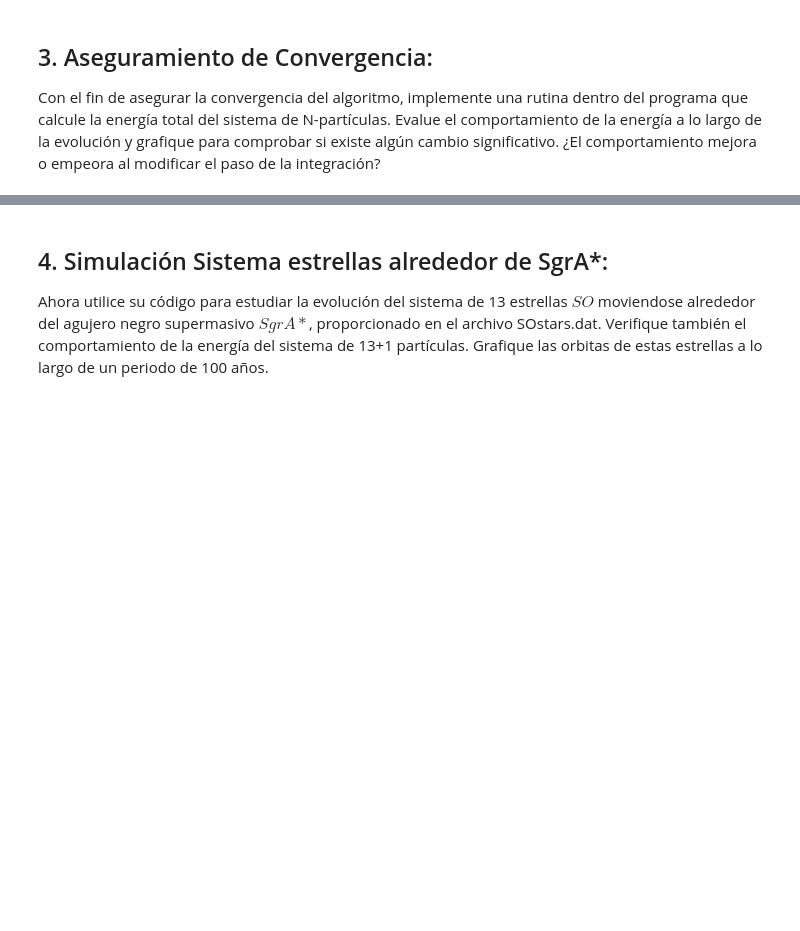
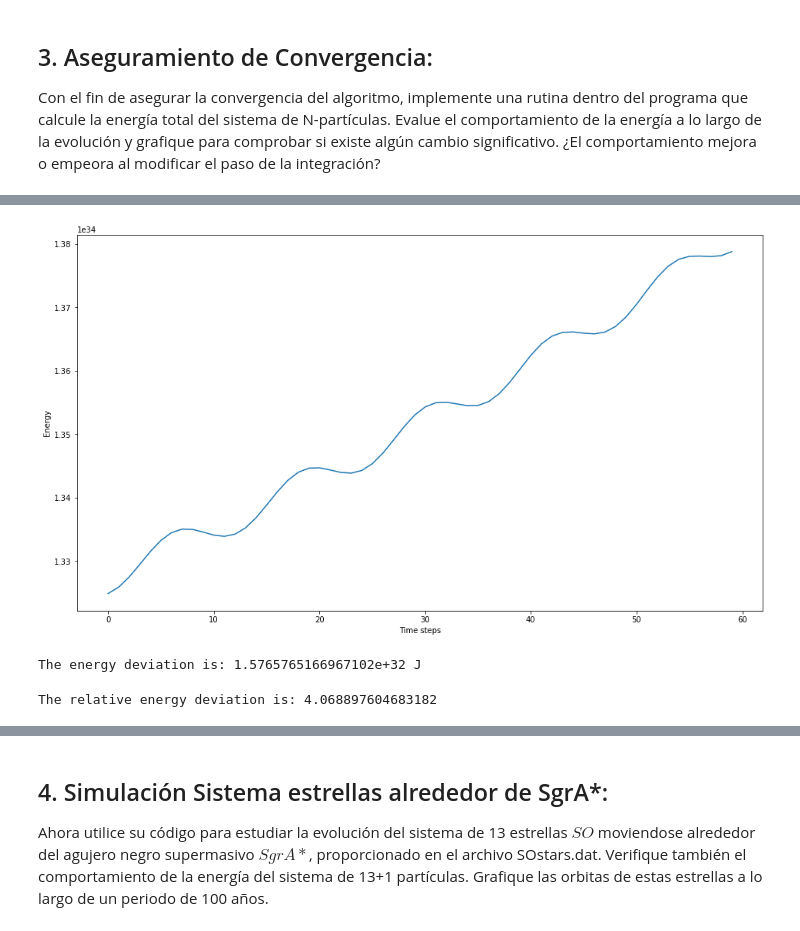
Before and after one commit to ObservatorioAstronomicoNacional/Final-Project-Computational-Astrophysics, a Jupyter notebook: N-body Problem.ipynb, the cells around one changed output, grey strips where cells are left out. Saved outputs shown, nothing was run; the diff lists cells and outputs as text; code cells hidden in the pictures; blank space fills up the shorter version.

```diff
--- a/N-body Problem.ipynb
+++ b/N-body Problem.ipynb
@@ -314,0 +404,19 @@ Con el fin de asegurar la convergencia del algoritmo, implemente una rutina dent
+# %%
+sun_earth.loadtxt("sun_earth.csv", delimiter=",")
+sun_earth.advance_time(5.*u.year, 30.*u.day)
+sun_earth.show_energy()
+# %% [output]
+[figure, added]
+# %%
+print("The energy deviation is: %s" % np.std(sun_earth.energy))
+# %% [output]
+The energy deviation is: 1.5765765166967102e+32 J
+# %%
+max_energy = np.max(sun_earth.energy)
+min_energy = np.min(sun_earth.energy)
+
+deviation = (max_energy - min_energy) / min_energy * 100
+
+print("The relative energy deviation is: %s" % deviation)
+# %% [output]
+The relative energy deviation is: 4.068897604683182
```
Also changed, not shown: parts of 21 cells of this notebook.
